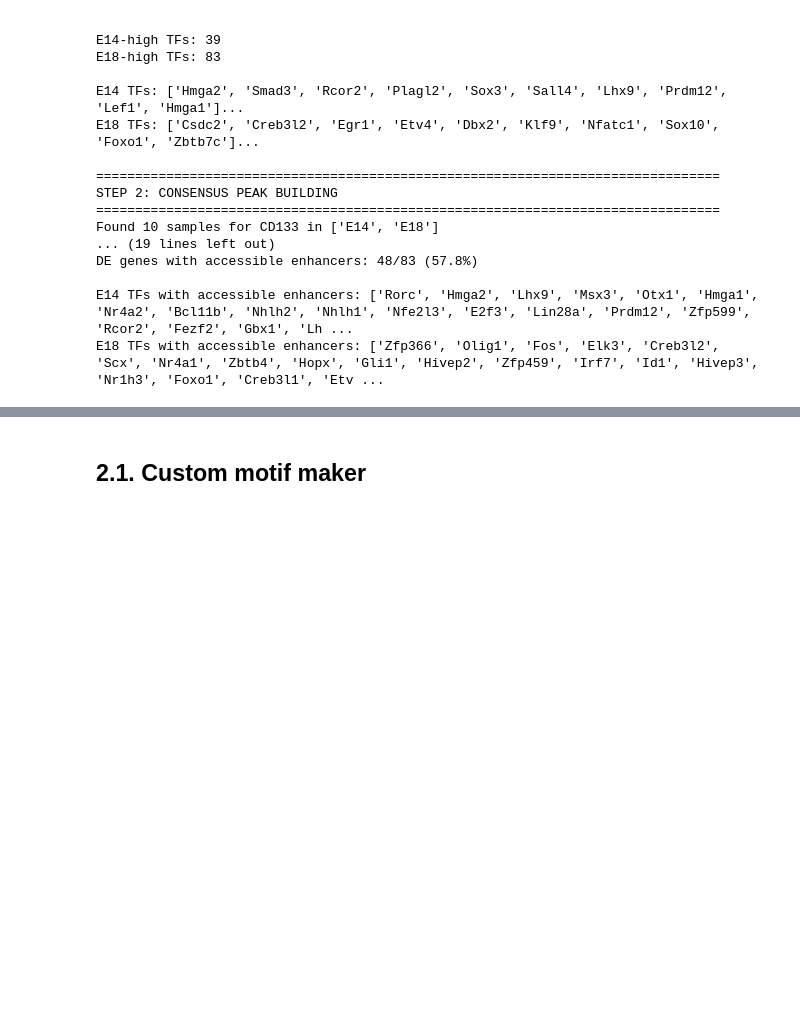
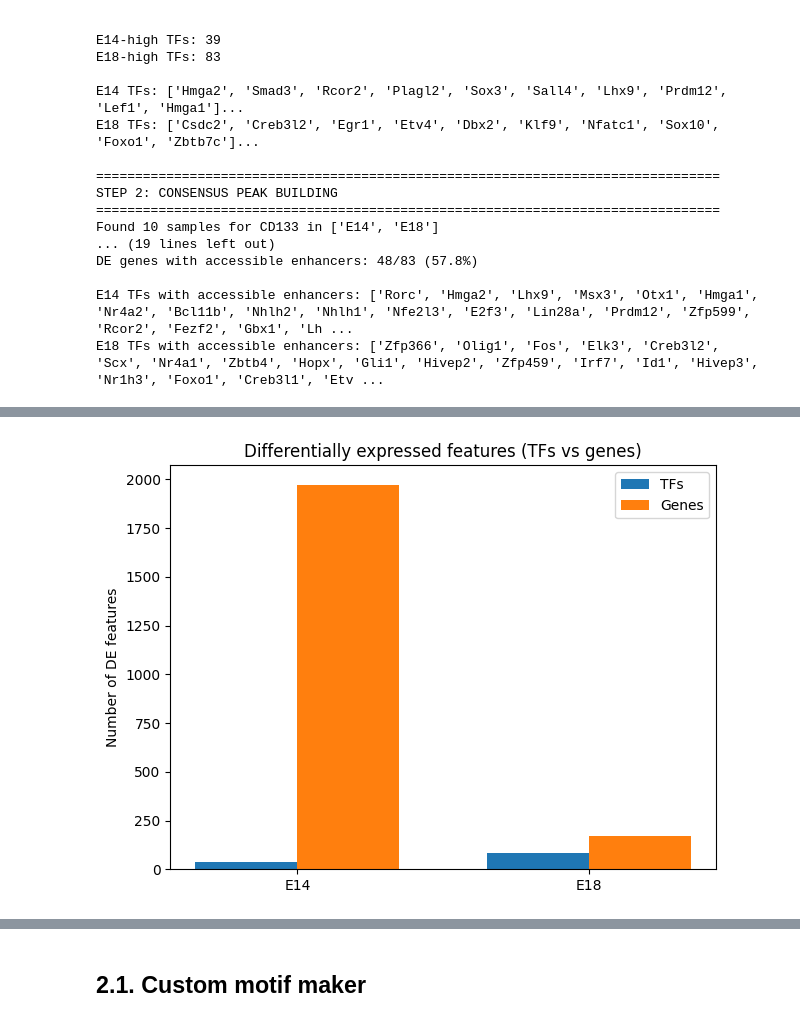
Before and after one commit to adhal007/CellConversionNSC, a Jupyter notebook: notebooks/end_to_end_cd133_v0.1.18.ipynb, the cells around one changed output, grey strips where cells are left out. Cells and saved outputs as stored; diff of their text form; code cells hidden in the pictures; blank space fills up the shorter version.

```diff
--- a/notebooks/end_to_end_cd133_v0.1.18.ipynb
+++ b/notebooks/end_to_end_cd133_v0.1.18.ipynb
@@ -266,0 +269,35 @@ overlaps_df
+# %%
+import matplotlib.pyplot as plt
+import numpy as np
+
+# Counts from your pipeline
+counts = {
+    "E14": {
+        "TFs": 39,
+        "Genes": 2012 - 39  # non-TF DE genes up in E14
+    },
+    "E18": {
+        "TFs": 83,
+        "Genes": 255 - 83   # non-TF DE genes up in E18
+    }
+}
+
+labels = ["E14", "E18"]
+tfs = [counts["E14"]["TFs"], counts["E18"]["TFs"]]
+genes = [counts["E14"]["Genes"], counts["E18"]["Genes"]]
+
+x = np.arange(len(labels))
+width = 0.35
+
+plt.figure()
+plt.bar(x - width/2, tfs, width, label="TFs")
+plt.bar(x + width/2, genes, width, label="Genes")
+
+plt.xticks(x, labels)
+plt.ylabel("Number of DE features")
+plt.title("Differentially expressed features (TFs vs genes)")
+plt.legend()
+plt.tight_layout()
+plt.show()
+# %% [output]
+[figure, added]
```
Also changed, not shown: parts of 16 cells of this notebook, 3 other files.
